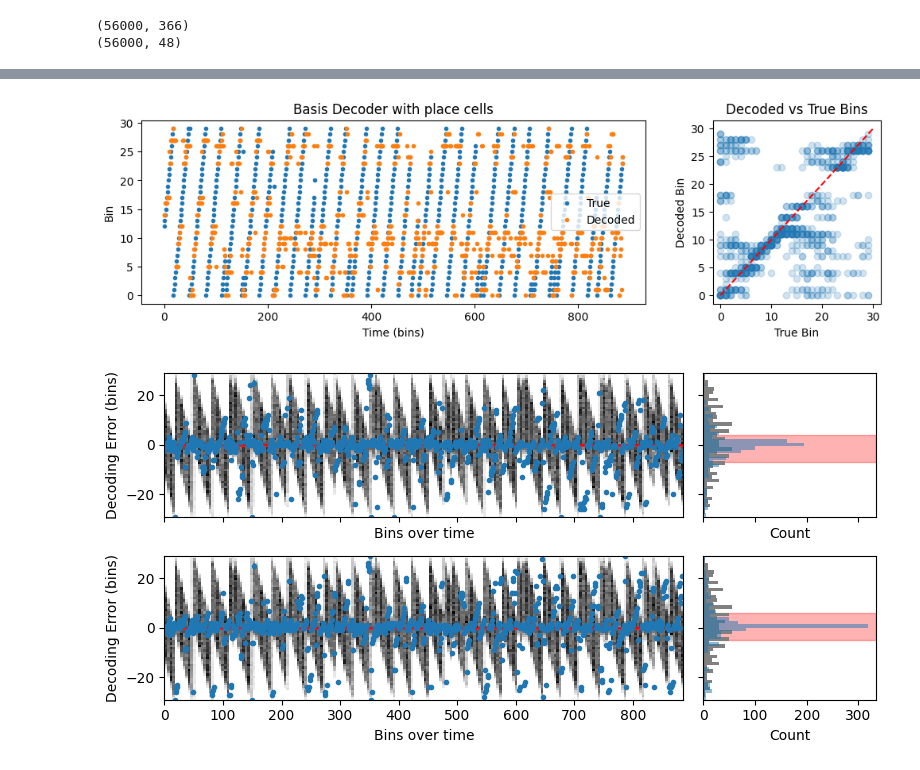
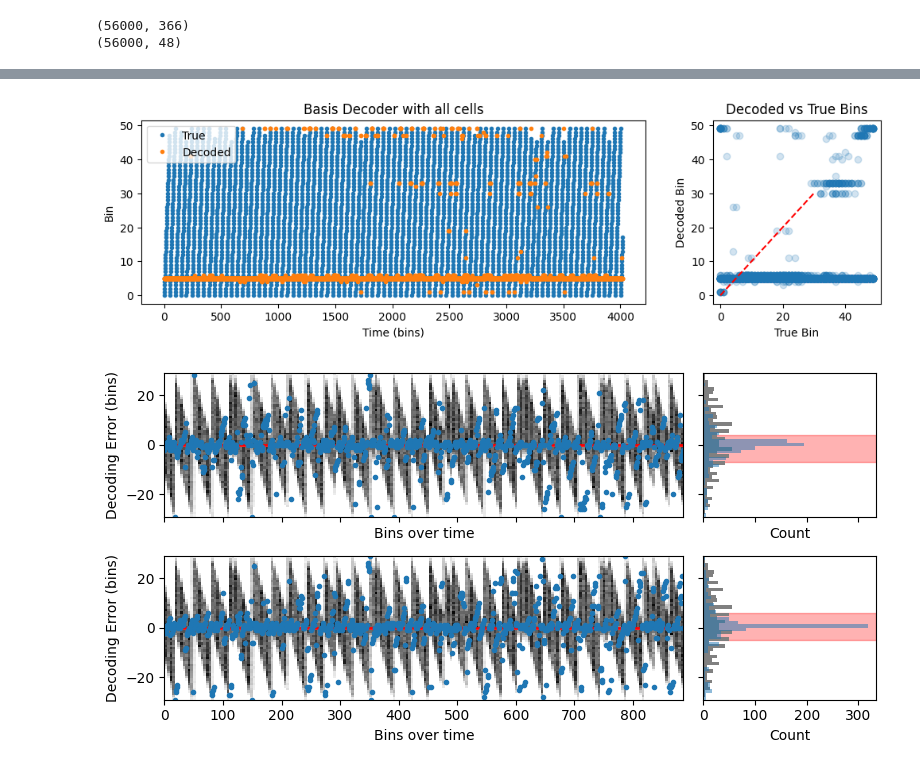
Before and after one commit to Anneser/SpatialInformation, a Jupyter notebook: scripts/03_LocationDecoding.ipynb, the cells around one changed output, grey strips where cells are left out. Cells and saved outputs as stored; diff of their text form; code cells hidden in the pictures.

```diff
--- a/scripts/03_LocationDecoding.ipynb
+++ b/scripts/03_LocationDecoding.ipynb
@@ -73,7 +70,7 @@ https://www.geeksforgeeks.org/information-gain-and-mutual-information-for-machin
 # %%
 # for acquisitions after 2025/07, run this box:
 
-dff, bh = si.load_data(Path('..\\data\\processed_datasets\\20250828_1300_DcRight\\'))
+dff, bh = si.load_data(Path('..\\data\\processed_datasets\\20251030_Dc_1\\'))
 
 bh.columns = ['timestamp', 'trial', 'trial index', 'X', 'Y', 'velocity',
        'tail tracking framecount']
@@ -81,7 +78,7 @@ bh.columns = ['timestamp', 'trial', 'trial index', 'X', 'Y', 'velocity',
 #dff = dff[0:38000]
 #bh = bh[0:38000]
 
-results_df = si.trials_over_time(dff, bh, n_bins=30) # 30
+results_df = si.trials_over_time(dff, bh, n_bins=100) # 30
 
 X, (y_bins, y_corridors) = si.format_for_ann(results_df)
 # %% [output]
@@ -423,7 +402,7 @@ dff_subset.columns = range(dff_subset.shape[1])
 (56000, 366)
 (56000, 48)
 # %%
-df = bd.fixed_template(dff, bh)
+df = bd.fixed_template(dff, bh, n_bins=50, n_neurons=25)
 
-df_subset = bd.fixed_template(dff_subset, bh)
+#df_subset = bd.fixed_template(dff_subset, bh)
 # %% [output]
@@ -447,22 +462,22 @@ Performing LOOCV on trial 41.
 # %%
 fig, (ax1, ax2) = plt.subplots(1, 2, figsize=(12, 3), gridspec_kw={"width_ratios": [3, 1]})
 
-ax1.set_title("Basis Decoder with place cells")
-ax1.plot(df_subset["true_bin"], ".", lw=1, label="True")
-ax1.plot(df_subset["decoded_bin"], ".", lw=1, label="Decoded")
+ax1.set_title("Basis Decoder with all cells")
+ax1.plot(df["true_bin"], ".", lw=1, label="True")
+ax1.plot(df["decoded_bin"], ".", lw=1, label="Decoded")
 ax1.set_xlabel("Time (bins)")
 ax1.set_ylabel("Bin")
 ax1.legend()#(loc=(1.04, 0.7))
 #plt.savefig("..\\results\\20240903_Dc_1\\decoding_example.png", dpi=300, bbox_inches="tight")
 
 ax2.plot([0, 30], [0, 30], "--", color="red")
-ax2.scatter(df_subset["true_bin"], df_subset["decoded_bin"], alpha=0.2)
+ax2.scatter(df["true_bin"], df["decoded_bin"], alpha=0.2)
 ax2.set_title("Decoded vs True Bins")
 ax2.set_xlabel("True Bin")
 ax2.set_ylabel("Decoded Bin")
 plt.show()
 # %% [output]
-[figure, old version]
+[figure, new version]
 # %%
 # Generate 1000 random guesses for each row
 num_guesses = 1000
```
Also changed, not shown: parts of 20 cells of this notebook, 4 other files.
